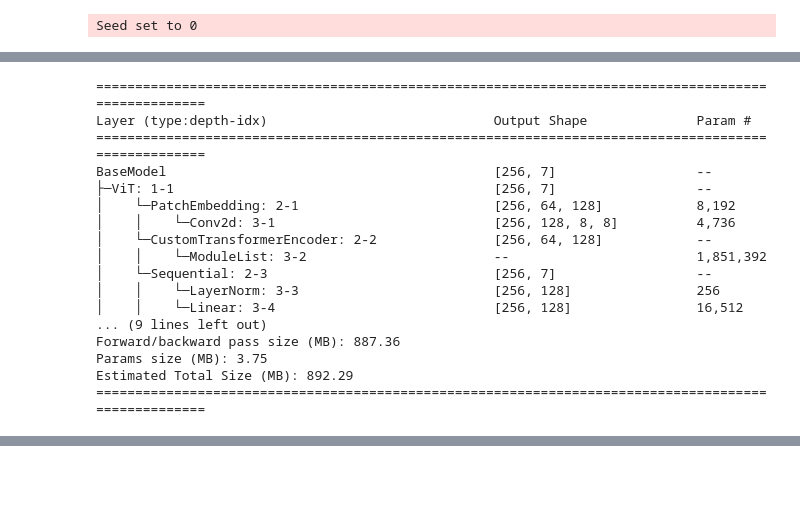
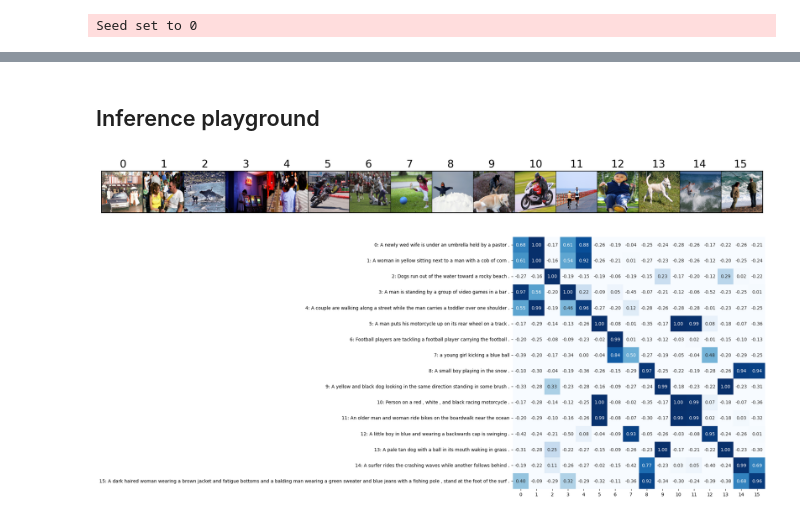
Before and after one commit to yosshstd/Image2Emoji, a Jupyter notebook: main.ipynb, the cells around one changed output, grey strips where cells are left out. Drawn from its saved outputs; the diff is of its cells as text; code cells hidden in the pictures; blank space fills up the shorter version.

```diff
--- a/main.ipynb
+++ b/main.ipynb
@@ -62,24 +74,3 @@ We strongly recommend passing in an `attention_mask` since your input_ids may be
-# %%
-from torchinfo import summary
-summary(model, dtypes=[torch.bfloat16], input_size=(next(iter(train_loader))[0].shape[0], next(iter(train_loader))[0].shape[1], next(iter(train_loader))[0].shape[2], next(iter(train_loader))[0].shape[3]))
-# %% [output]
-====================================================================================================
-Layer (type:depth-idx)                             Output Shape              Param #
-====================================================================================================
-BaseModel                                          [256, 7]                  --
-├─ViT: 1-1                                         [256, 7]                  --
-│    └─PatchEmbedding: 2-1                         [256, 64, 128]            8,192
-│    │    └─Conv2d: 3-1                            [256, 128, 8, 8]          4,736
-│    └─CustomTransformerEncoder: 2-2               [256, 64, 128]            --
-│    │    └─ModuleList: 3-2                        --                        1,851,392
-│    └─Sequential: 2-3                             [256, 7]                  --
-│    │    └─LayerNorm: 3-3                         [256, 128]                256
-│    │    └─Linear: 3-4                            [256, 128]                16,512
-... (9 lines left out)
-Forward/backward pass size (MB): 887.36
-Params size (MB): 3.75
-Estimated Total Size (MB): 892.29
-====================================================================================================
 # %%
 %load_ext tensorboard
 %tensorboard  --logdir lightning_logs/
@@ -87,0 +94,24 @@ Estimated Total Size (MB): 892.29
+# %% [markdown]
+## Inference playground
+# %%
+images, texts, captions = next(iter(val_loader))
+# %%
+# show images
+row_images = images / 2 + 0.5
+fig, ax = plt.subplots(figsize=(16, 16), dpi=300)
+ax.set_xticks([]); ax.set_yticks([])
+ax.imshow(make_grid(row_images.detach()[:row_images.size(0)], nrow=16).permute(1, 2, 0))
+for i in range(row_images.size(0)):
+    ax.text(i%16*224+100, i//16*224-20, str(i), fontsize=14, color='black')
+plt.show()
+
+# show captions and similarity matrix
+plt.figure(figsize=(10,10))
+image_embeddings, text_embeddings = model((images.to('cuda'), texts.to('cuda')))
+similarity = (text_embeddings @ image_embeddings.T)
+sns.heatmap(similarity.detach().cpu().numpy(), vmin=0, vmax=1, cmap="Blues", annot=True, square=True, fmt=".2f", cbar=False)
+plt.yticks(ticks=np.arange(len(captions))+0.5, labels=[f'{i}: {caption}' for i, caption in enumerate(captions)], rotation=0)
+plt.show()
+# %% [output]
+[figure, added]
+[figure, added]
```
Also changed, not shown: parts of 10 cells of this notebook, 3 other files.
